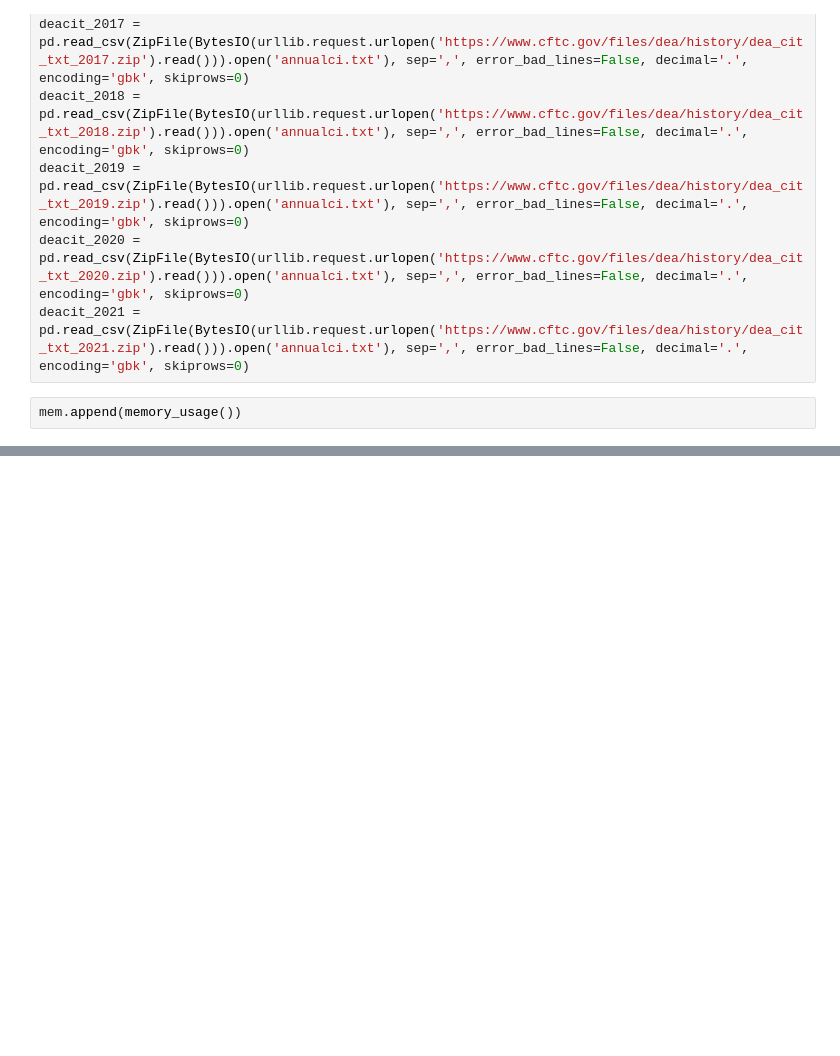
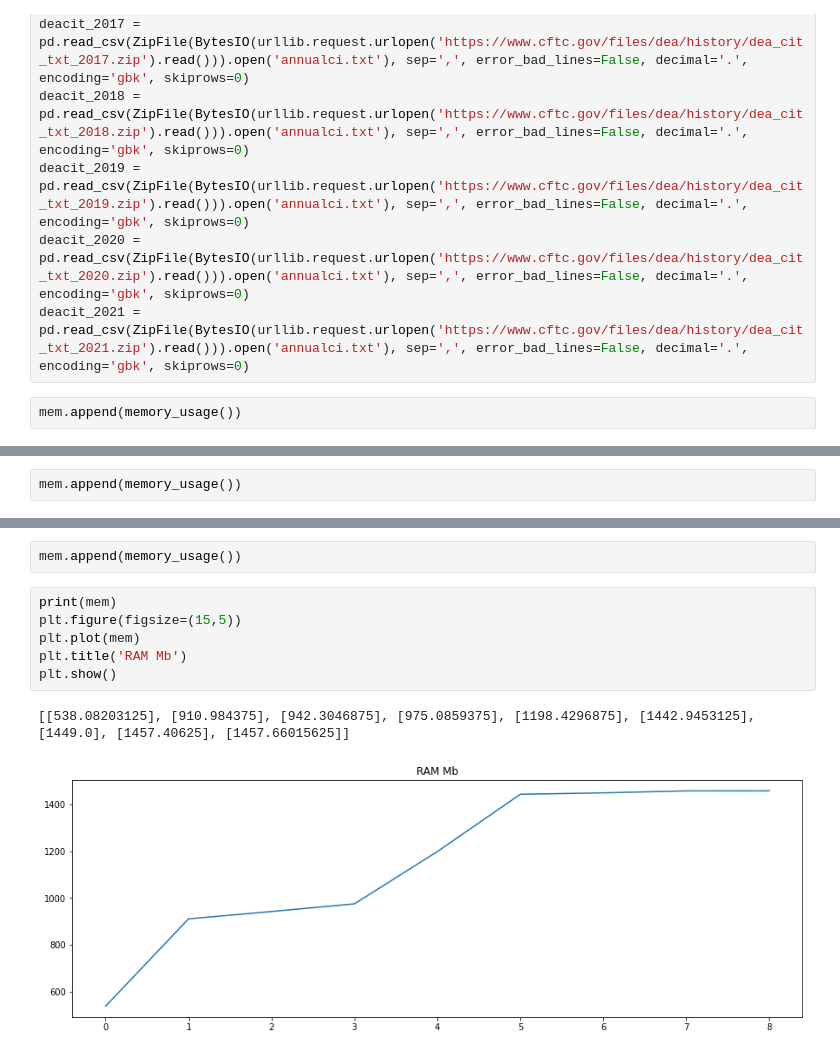
Before and after one commit to ForestTiger-GH/COTRA, a Jupyter notebook: Скачивание_отчетов_СОТ.ipynb, the cells around one changed output, grey strips where cells are left out. Drawn from its saved outputs; the diff is of its cells as text; blank space fills up the shorter version.

```diff
--- a/Скачивание_отчетов_СОТ.ipynb
+++ b/Скачивание_отчетов_СОТ.ipynb
@@ -192,0 +210,2 @@ plt.show()
+# %%
+mem.append(memory_usage())
@@ -192,0 +229,11 @@ plt.show()
+# %%
+mem.append(memory_usage())
+# %%
+print(mem)
+plt.figure(figsize=(15,5))
+plt.plot(mem)
+plt.title('RAM Mb')
+plt.show()
+# %% [output]
+[[538.08203125], [910.984375], [942.3046875], [975.0859375], [1198.4296875], [1442.9453125], [1449.0], [1457.40625], [1457.66015625]]
+[figure, added]
```
Also changed, not shown: parts of 4 cells of this notebook.
